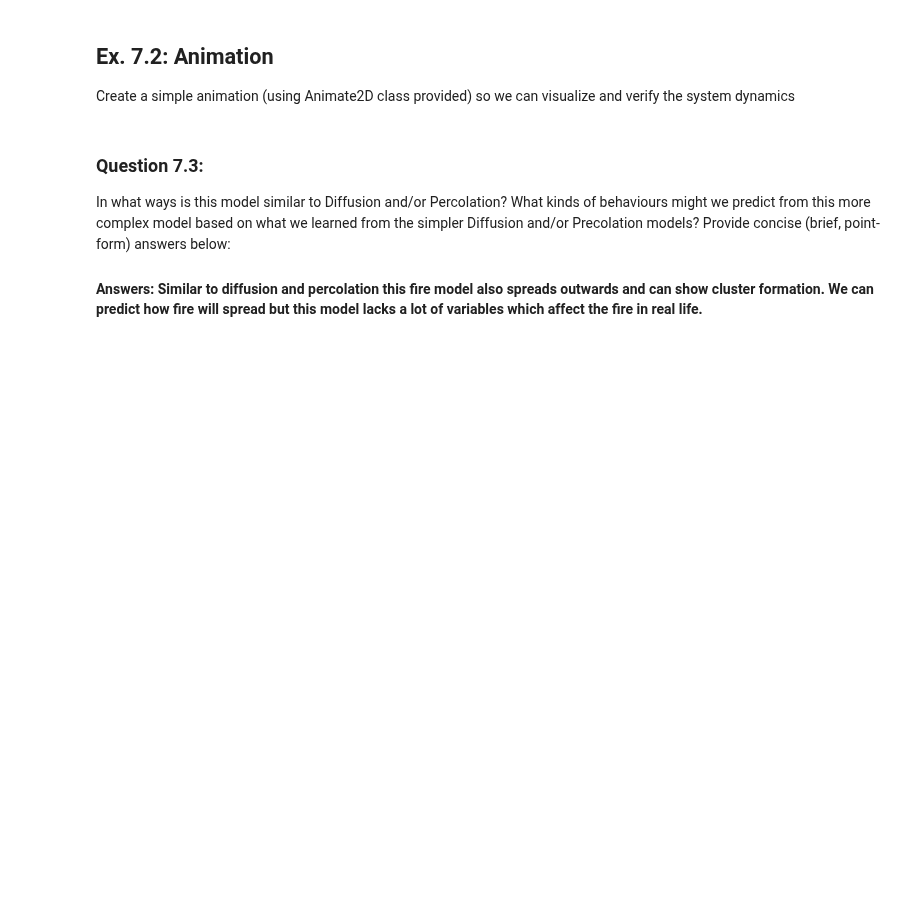
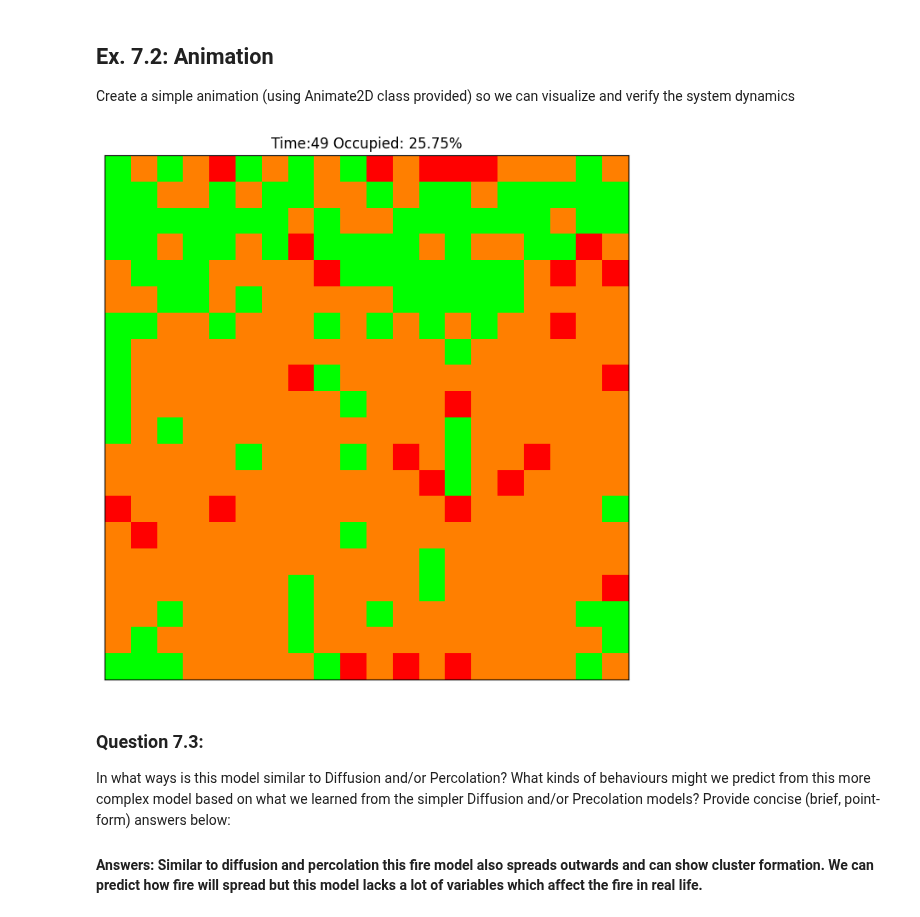
Before and after one commit to iam-arshpreet/cap-comp215, a Jupyter notebook: labs/lab07-10-fire.ipynb, the cells around one changed output. Drawn from its saved outputs; the diff is of its cells as text; code cells hidden in the pictures; blank space fills up the shorter version.

```diff
--- a/labs/lab07-10-fire.ipynb
+++ b/labs/lab07-10-fire.ipynb
@@ -137,7 +137,7 @@ class ForestFire:
                        [1, 21, 1],
                        [0, 1, 0]])
 
-    def __init__(self, n, p=0.5, f=0.1, q=0.5):
+    def __init__(self, n, p=0.01, f=0.001, q=0.5):
         """Initializes the model.
 
         n: number of rows
@@ -171,12 +171,13 @@ class ForestFire:
         # Rule 1
         self.state[bare_land] = np.random.choice([self.OCCUPIED, self.EMPTY], len(self.state[bare_land]), p=[self.p, 1 - self.p])
 
+        # Rule 2
+        self.state[forested_land] = np.random.choice([self.FIRE, self.OCCUPIED], len(self.state[forested_land]), p = [self.f, 1-self.f])
+
         # Rule 4
         crlt =  correlate2d(self.state, self.kernel, mode = 'same', boundary='wrap')
         self.state[crlt>25] = self.FIRE
 
-        # Rule 2
-        self.state[forested_land] = np.random.choice([self.FIRE, self.OCCUPIED], len(self.state[forested_land]), p = [self.f, 1-self.f])
 
         # Rule 3
         self.state[on_fire] = self.EMPTY
@@ -206,10 +207,12 @@ Create a simple animation (using Animate2D class provided) so we can visualize a
 # %%
 # Ex. 7.2 here
 #  Suggestions: use a small grid (e.g., 20x20)  and
 #               a short animation (100 frames) with interval=0.3, to slow it down so you can inspect its behaviour
-my_fire = ForestFire(20)
-fire_anim = Animation2D(my_fire,frames = 100, figsize=(5, 5))
+my_fire = ForestFire(20, q= 0.5, p= 0.1)
+fire_anim = Animation2D(my_fire,frames = 100)
 fire_anim.animate(0.01)
+# %% [output]
+[figure, added]
 # %% [markdown]
 ### Question 7.3:
 In what ways is this model similar to Diffusion and/or Percolation?
```
Also changed, not shown: parts of 2 cells of this notebook.
